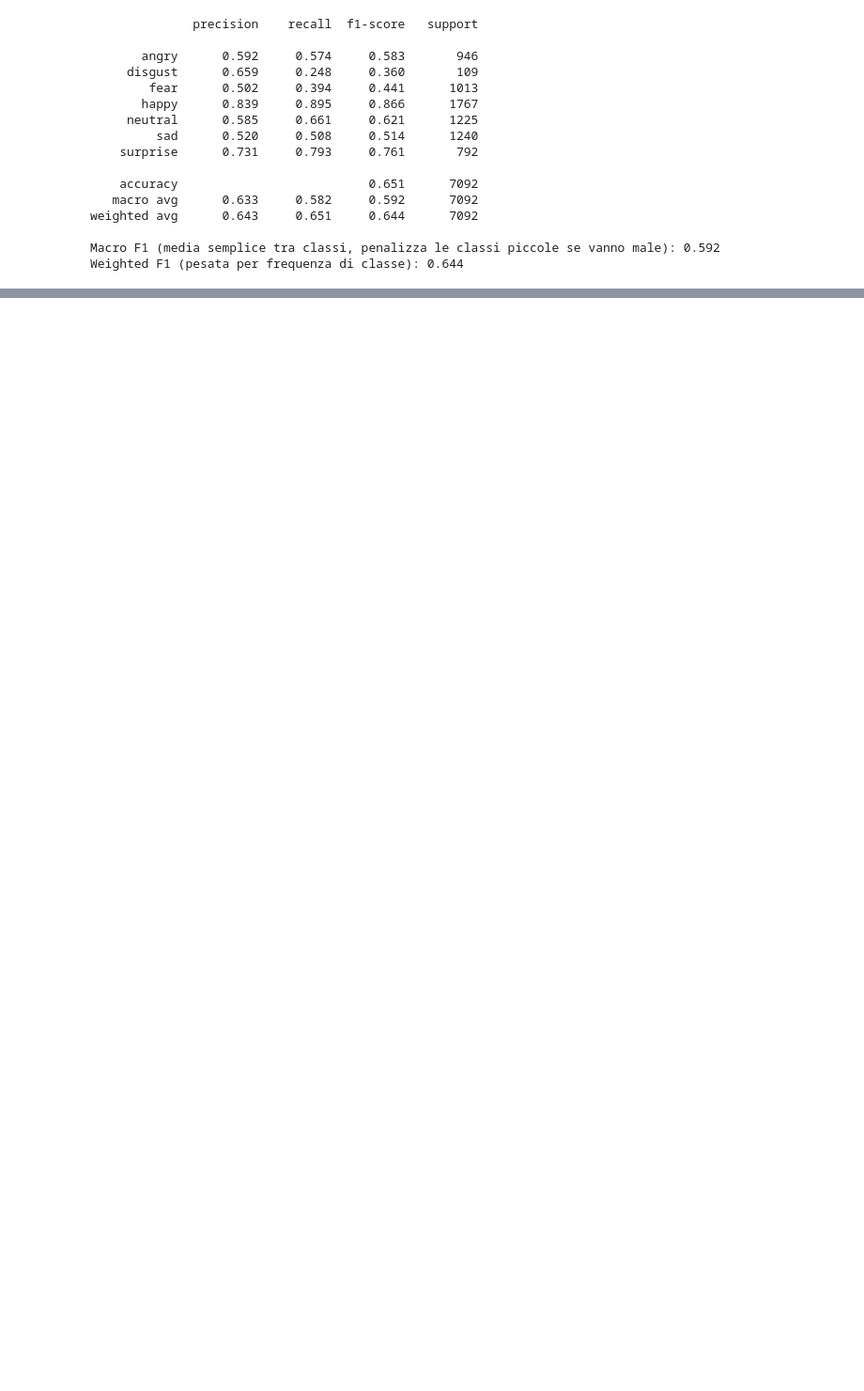
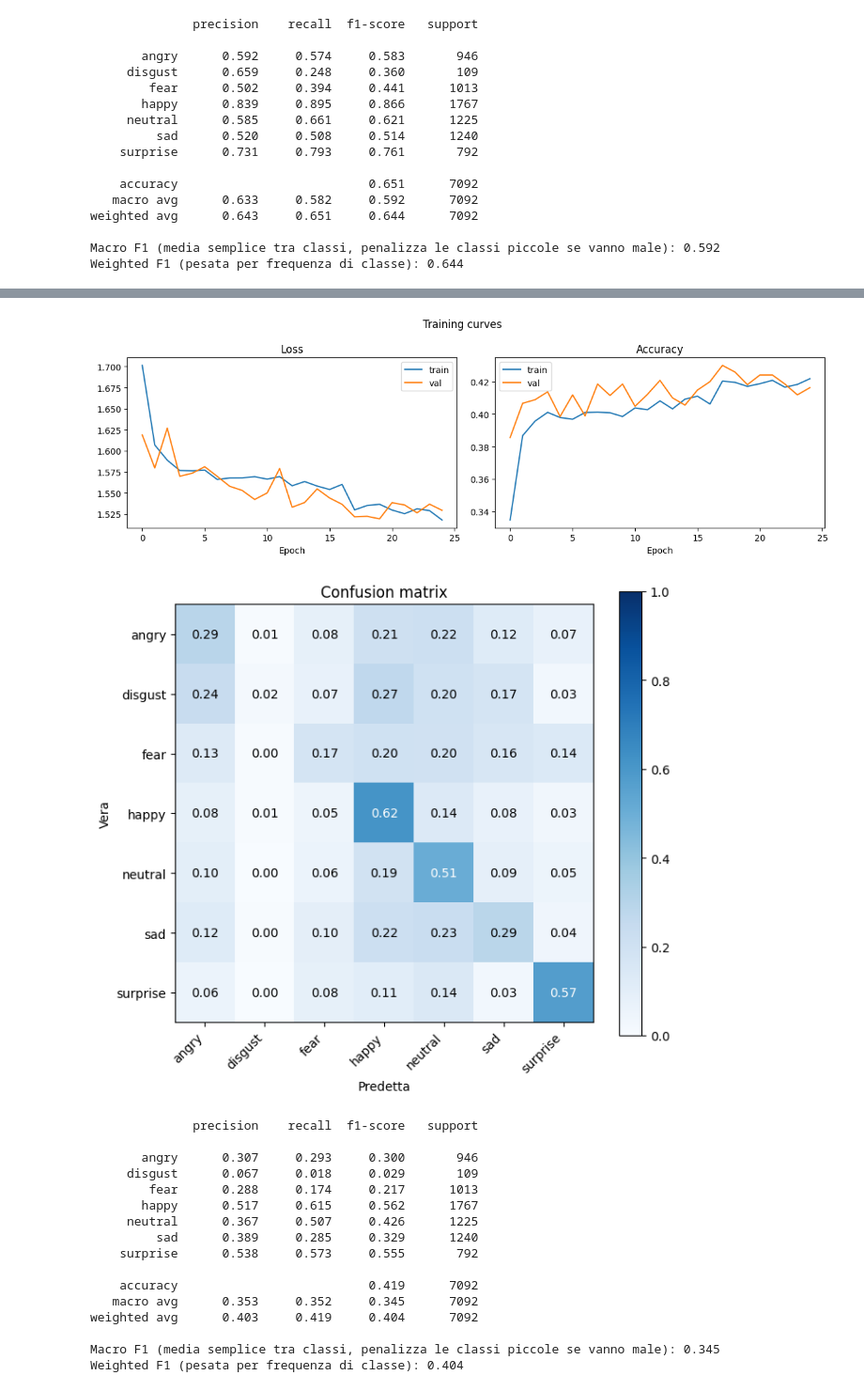
Before and after one commit to Steto-tryingtocode/FacialExpressionRecognition, a Jupyter notebook: notebooks/experiments.ipynb, the cells around one changed output, grey strips where cells are left out. Shown at 94% size. Cells and saved outputs as stored; diff of their text form; code cells hidden in the pictures; blank space fills up the shorter version.

```diff
--- a/notebooks/experiments.ipynb
+++ b/notebooks/experiments.ipynb
@@ -318,0 +425,35 @@ Weighted F1 (pesata per frequenza di classe): 0.644
+# %%
+import sys
+sys.path.append('..')
+
+from src.data import build_and_save_arrays, get_dataloaders, load_arrays
+from src.models import build_resnet18_transfer
+from src.train import train_model
+
+# 1. costruisci gli array (solo se non già salvati) e ricaricali
+label2idx = build_and_save_arrays(
+    '../dataset/processed/train_final_index.csv',
+    '../dataset/processed/val_index.csv',
+    '../dataset/processed/test_index_clean.csv',
+    '../dataset/processed/fer_arrays.npz'
+)
+data = load_arrays('../dataset/processed/fer_arrays.npz')
+
+
+
+# batch size ridotto: le immagini 224x224x3 pesano molto di più delle 48x48x1
+train_loader_r, val_loader_r, test_loader_r = get_dataloaders(
+    '../dataset/processed/fer_arrays.npz', label2idx,
+    batch_size=32, resize_for_resnet=True
+)
+
+model = build_resnet18_transfer(num_classes=7, freeze_backbone=True)
+
+model, history_resnet = train_model(
+    model, train_loader_r, val_loader_r,
+    num_classes=7, y_train=data['y_train'],
+    use_class_weights=True,
+    loss_type='ce',   # confronto pulito con il tuo miglior baseline (CE pesata)
+    epochs=30, patience=5,   # meno epoche: col backbone congelato converge prima
+    checkpoint_path='../results/resnet18_frozen.pt'
+)
@@ -318,0 +478,26 @@ Weighted F1 (pesata per frequenza di classe): 0.644
+# %%
+from src.evaluate import evaluate_model
+
+class_names = sorted(label2idx, key=label2idx.get)  # ordine coerente con gli indici usati nel training
+
+
+y_true, y_pred = evaluate_model(model, test_loader_r, class_names, history=history_resnet)
+# %% [output]
+[figure, added]
+[figure, added]
+              precision    recall  f1-score   support
+
+       angry      0.307     0.293     0.300       946
+     disgust      0.067     0.018     0.029       109
+        fear      0.288     0.174     0.217      1013
+       happy      0.517     0.615     0.562      1767
+     neutral      0.367     0.507     0.426      1225
+         sad      0.389     0.285     0.329      1240
+    surprise      0.538     0.573     0.555       792
+
+    accuracy                          0.419      7092
+   macro avg      0.353     0.352     0.345      7092
+weighted avg      0.403     0.419     0.404      7092
+
+Macro F1 (media semplice tra classi, penalizza le classi piccole se vanno male): 0.345
+Weighted F1 (pesata per frequenza di classe): 0.404
```
Also changed, not shown: parts of 9 cells of this notebook, 5 other files.
